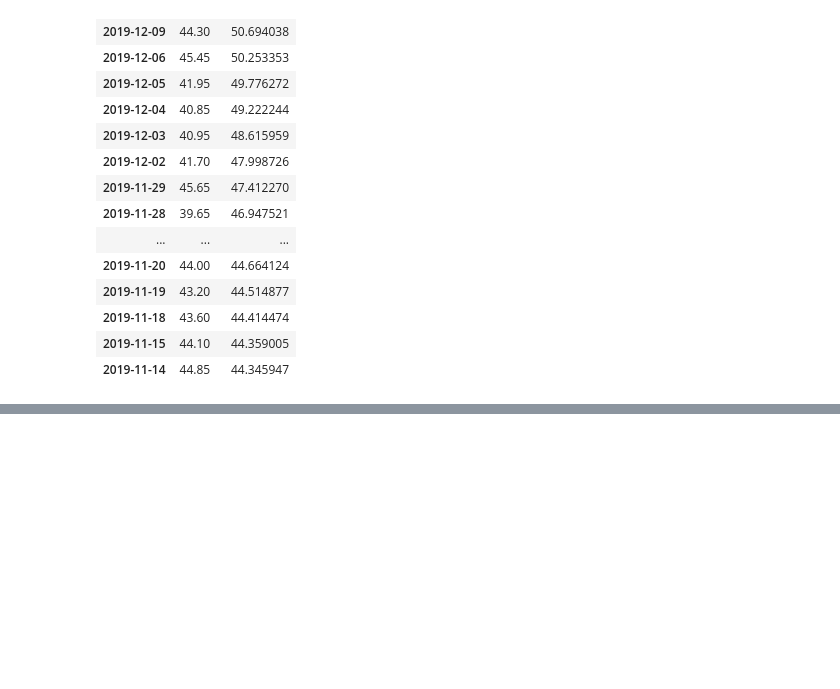
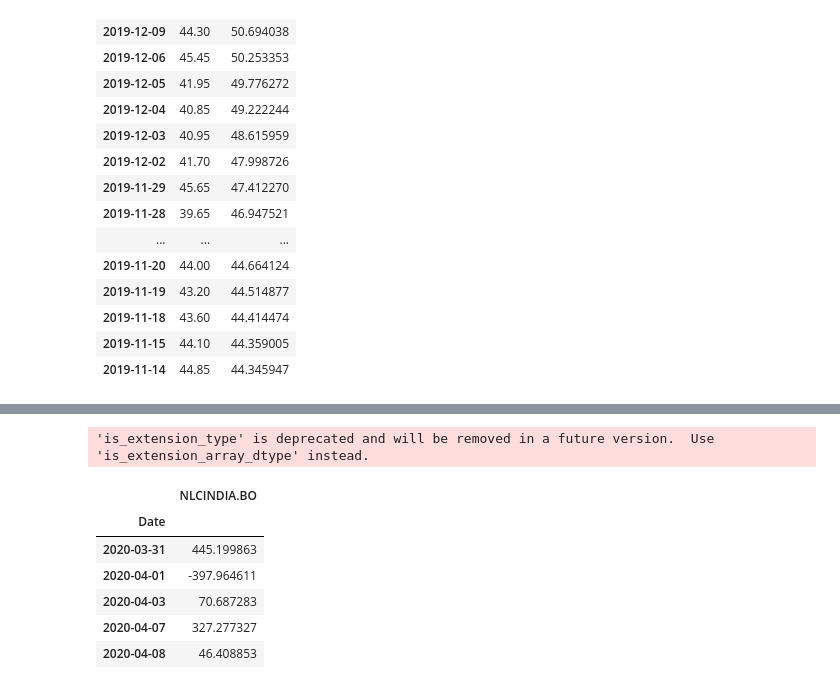
Before and after one commit to 11harini04/StockTick, a Jupyter notebook: Web_scraping_NSE.ipynb, the cells around one changed output, grey strips where cells are left out. Drawn from its saved outputs; the diff is of its cells as text; code cells hidden in the pictures; blank space fills up the shorter version.

```diff
--- a/Web_scraping_NSE.ipynb
+++ b/Web_scraping_NSE.ipynb
@@ -369,0 +388,14 @@ valid
+# %%
+stock_change = table.apply(lambda x: np.log(x) - np.log(x.shift(1)))
+
+stock_change_apr = stock_change * 252 * 100    # There are 252 trading days in a year; the 100 converts to percentages
+stock_change_apr.tail()
+# %% [output]
+'is_extension_type' is deprecated and will be removed in a future version.  Use 'is_extension_array_dtype' instead.
+|  | NLCINDIA.BO |
+| Date |  |
+| 2020-03-31 | 445.199863 |
+| 2020-04-01 | -397.964611 |
+| 2020-04-03 | 70.687283 |
+| 2020-04-07 | 327.277327 |
+| 2020-04-08 | 46.408853 |
```
Also changed, not shown: parts of 7 cells of this notebook.
